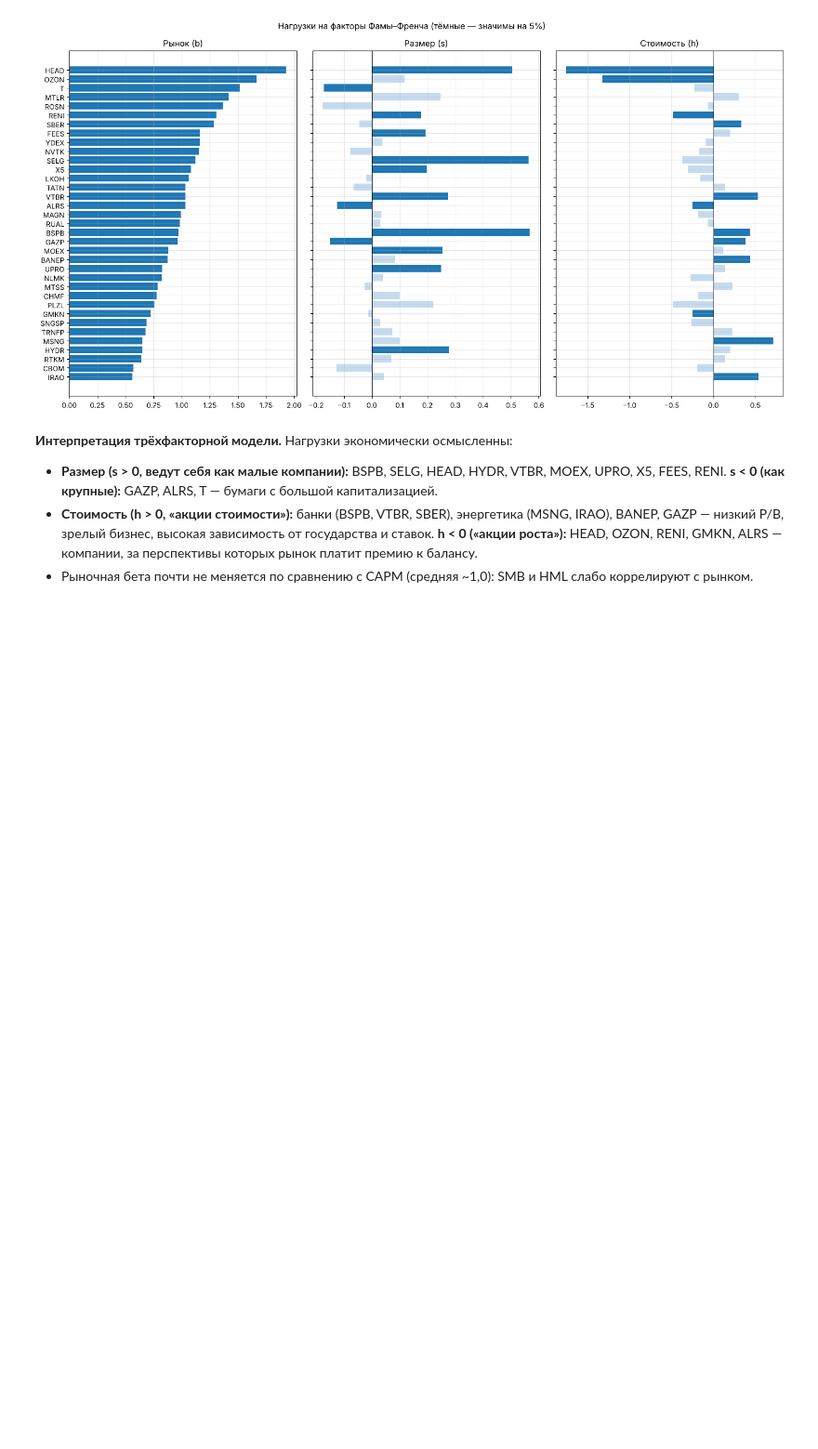
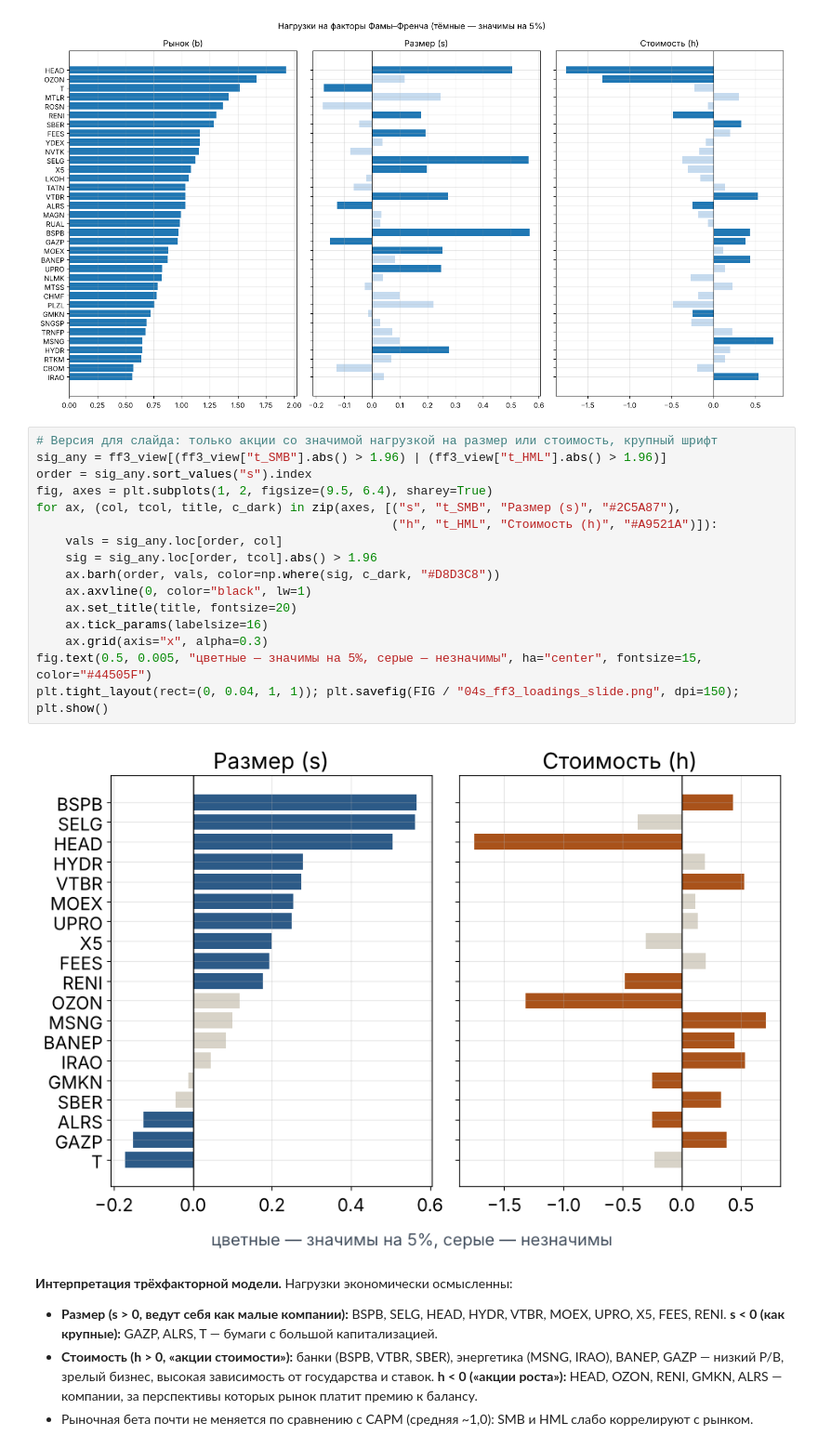
Before and after one commit to gurbanovagil29-prog/my2, a Jupyter notebook: hw2/hw2_fama_french.ipynb, the cells around one changed output. Shown at 93% size. Cells and saved outputs as stored; diff of their text form; blank space fills up the shorter version.

```diff
--- a/hw2/hw2_fama_french.ipynb
+++ b/hw2/hw2_fama_french.ipynb
@@ -395,6 +395,24 @@ fig.suptitle("Нагрузки на факторы Фамы–Френча (тё
 plt.tight_layout(); plt.savefig(FIG / "04_ff3_betas.png", dpi=150); plt.show()
 # %% [output]
 [figure]
+# %%
+# Версия для слайда: только акции со значимой нагрузкой на размер или стоимость, крупный шрифт
+sig_any = ff3_view[(ff3_view["t_SMB"].abs() > 1.96) | (ff3_view["t_HML"].abs() > 1.96)]
+order = sig_any.sort_values("s").index
+fig, axes = plt.subplots(1, 2, figsize=(9.5, 6.4), sharey=True)
+for ax, (col, tcol, title, c_dark) in zip(axes, [("s", "t_SMB", "Размер (s)", "#2C5A87"),
+                                                 ("h", "t_HML", "Стоимость (h)", "#A9521A")]):
+    vals = sig_any.loc[order, col]
+    sig = sig_any.loc[order, tcol].abs() > 1.96
+    ax.barh(order, vals, color=np.where(sig, c_dark, "#D8D3C8"))
+    ax.axvline(0, color="black", lw=1)
+    ax.set_title(title, fontsize=20)
+    ax.tick_params(labelsize=16)
+    ax.grid(axis="x", alpha=0.3)
+fig.text(0.5, 0.005, "цветные — значимы на 5%, серые — незначимы", ha="center", fontsize=15, color="#44505F")
+plt.tight_layout(rect=(0, 0.04, 1, 1)); plt.savefig(FIG / "04s_ff3_loadings_slide.png", dpi=150); plt.show()
+# %% [output]
+[figure, added]
 # %% [markdown]
 **Интерпретация трёхфакторной модели.** Нагрузки экономически осмысленны:
 * **Размер (s > 0, ведут себя как малые компании):** BSPB, SELG, HEAD, HYDR, VTBR, MOEX, UPRO, X5, FEES, RENI.
```
Also changed, not shown: parts of 7 cells of this notebook, 7 other files.
